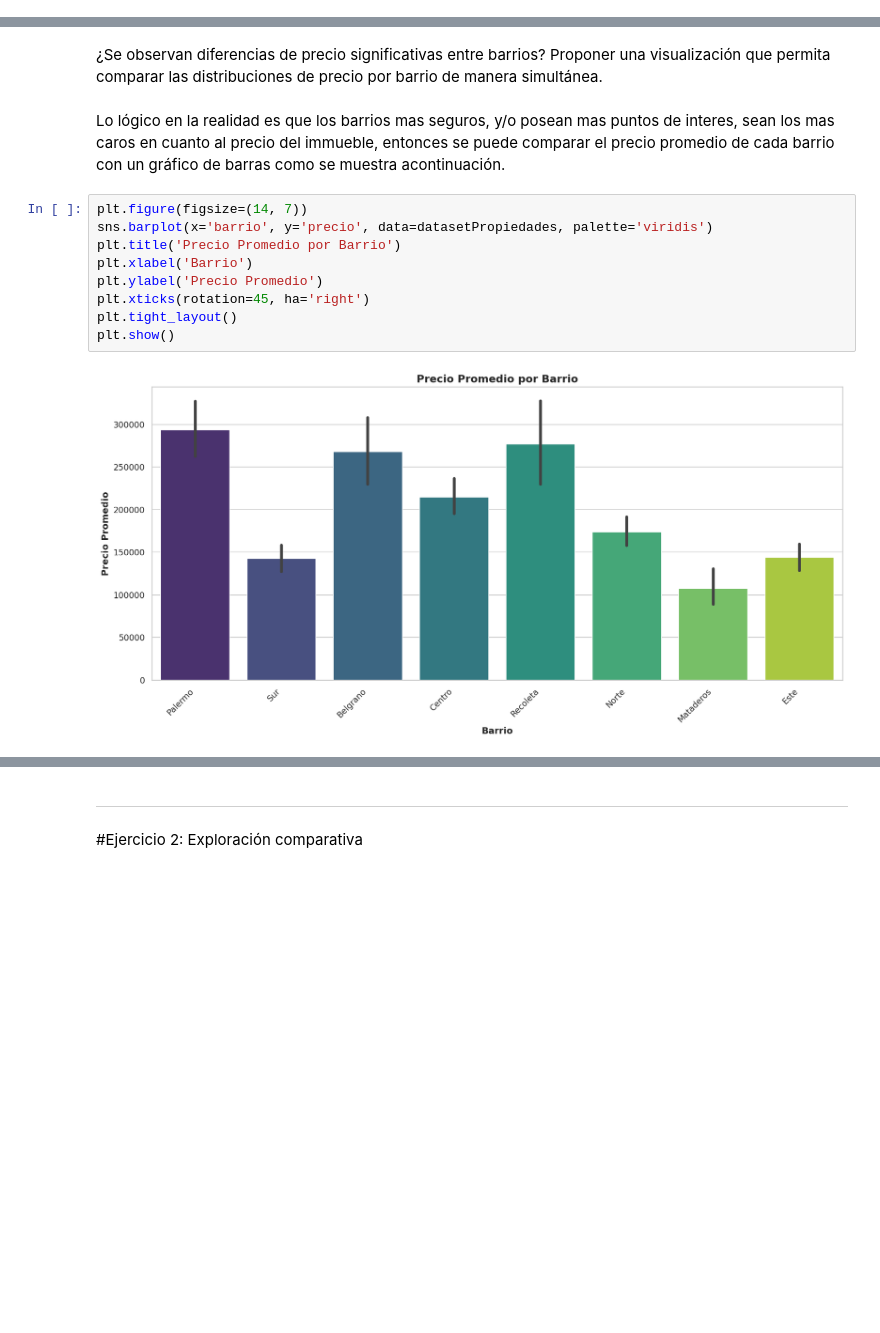
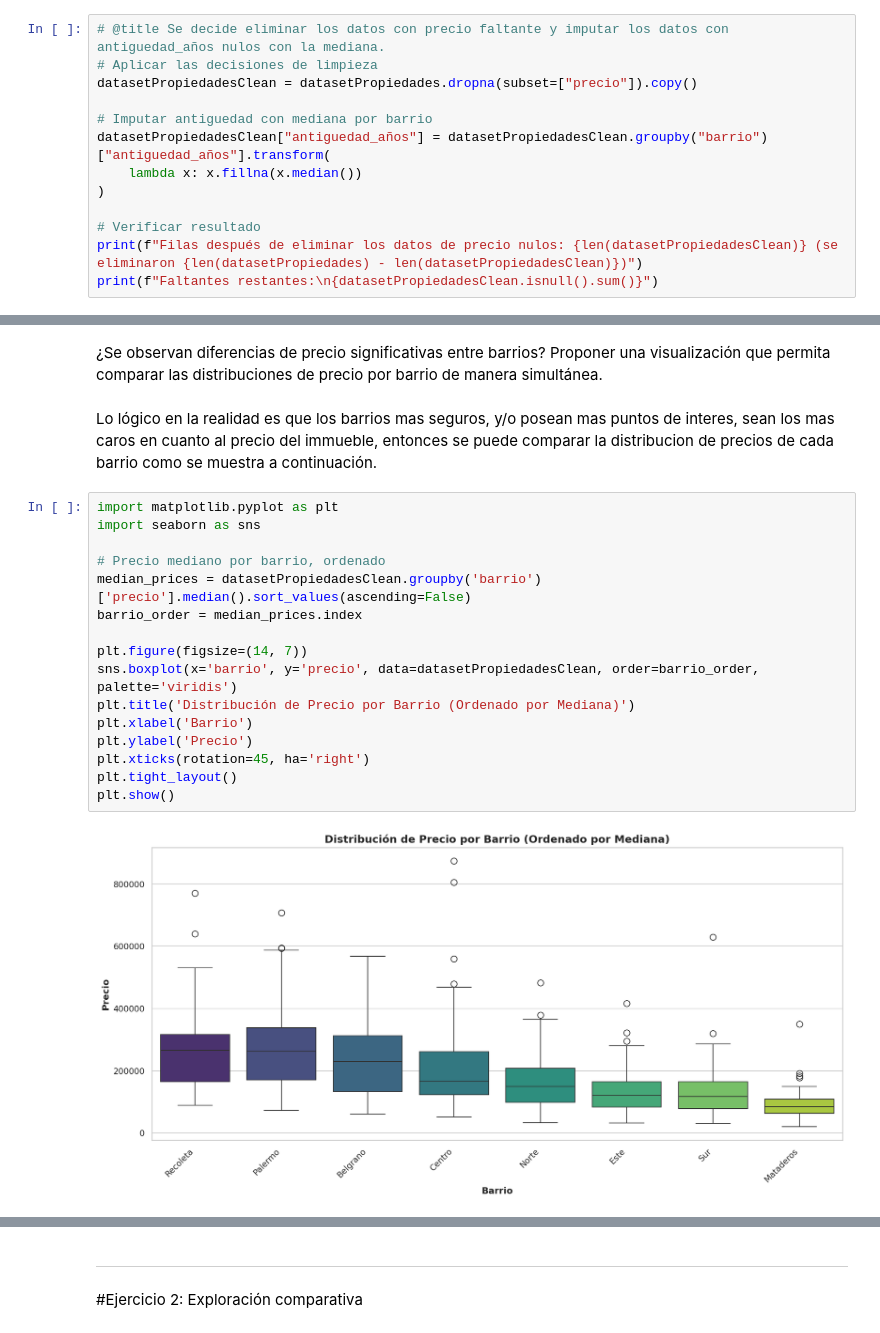
Before and after one commit to Santibareiro27/Inteligencia-Computacional, a Jupyter notebook: RA1_TP2/RA1_Trabajo_práctico_N°_2,_8.ipynb, the cells around one changed output, grey strips where cells are left out. Drawn from its saved outputs; the diff is of its cells as text; blank space fills up the shorter version.

```diff
--- a/RA1_TP2/RA1_Trabajo_práctico_N°_2,_8.ipynb
+++ b/RA1_TP2/RA1_Trabajo_práctico_N°_2,_8.ipynb
@@ -230,0 +202,13 @@ dtype: int64
+# %%
+# @title Se decide eliminar los datos con precio faltante y imputar los datos con antiguedad_años nulos con la mediana.
+# Aplicar las decisiones de limpieza
+datasetPropiedadesClean = datasetPropiedades.dropna(subset=["precio"]).copy()
+
+# Imputar antiguedad con mediana por barrio
+datasetPropiedadesClean["antiguedad_años"] = datasetPropiedadesClean.groupby("barrio")["antiguedad_años"].transform(
+    lambda x: x.fillna(x.median())
+)
+
+# Verificar resultado
+print(f"Filas después de eliminar los datos de precio nulos: {len(datasetPropiedadesClean)} (se eliminaron {len(datasetPropiedades) - len(datasetPropiedadesClean)})")
+print(f"Faltantes restantes:\n{datasetPropiedadesClean.isnull().sum()}")
@@ -529,16 +712,23 @@ El riesgo de entrenar un modelo con variables de entrada con dependencia directa
 ¿Se observan diferencias de precio significativas entre barrios? Proponer una visualización que
 permita comparar las distribuciones de precio por barrio de manera simultánea.
 # %% [markdown]
-Lo lógico en la realidad es que los barrios mas seguros, y/o posean mas puntos de interes, sean los mas caros en cuanto al precio del immueble, entonces se puede comparar el precio promedio de cada barrio con un gráfico de barras como se muestra acontinuación.
+Lo lógico en la realidad es que los barrios mas seguros, y/o posean mas puntos de interes, sean los mas caros en cuanto al precio del immueble, entonces se puede comparar la distribucion de precios de cada barrio como se muestra a continuación.
 # %%
+import matplotlib.pyplot as plt
+import seaborn as sns
+
+# Precio mediano por barrio, ordenado
+median_prices = datasetPropiedadesClean.groupby('barrio')['precio'].median().sort_values(ascending=False)
+barrio_order = median_prices.index
+
 plt.figure(figsize=(14, 7))
-sns.barplot(x='barrio', y='precio', data=datasetPropiedades, palette='viridis')
-plt.title('Precio Promedio por Barrio')
+sns.boxplot(x='barrio', y='precio', data=datasetPropiedadesClean, order=barrio_order, palette='viridis')
+plt.title('Distribución de Precio por Barrio (Ordenado por Mediana)')
 plt.xlabel('Barrio')
-plt.ylabel('Precio Promedio')
+plt.ylabel('Precio')
 plt.xticks(rotation=45, ha='right')
 plt.tight_layout()
 plt.show()
 # %% [output]
-[figure, old version]
+[figure, new version]
 # %% [markdown]
```
Also changed, not shown: parts of 75 cells of this notebook.
